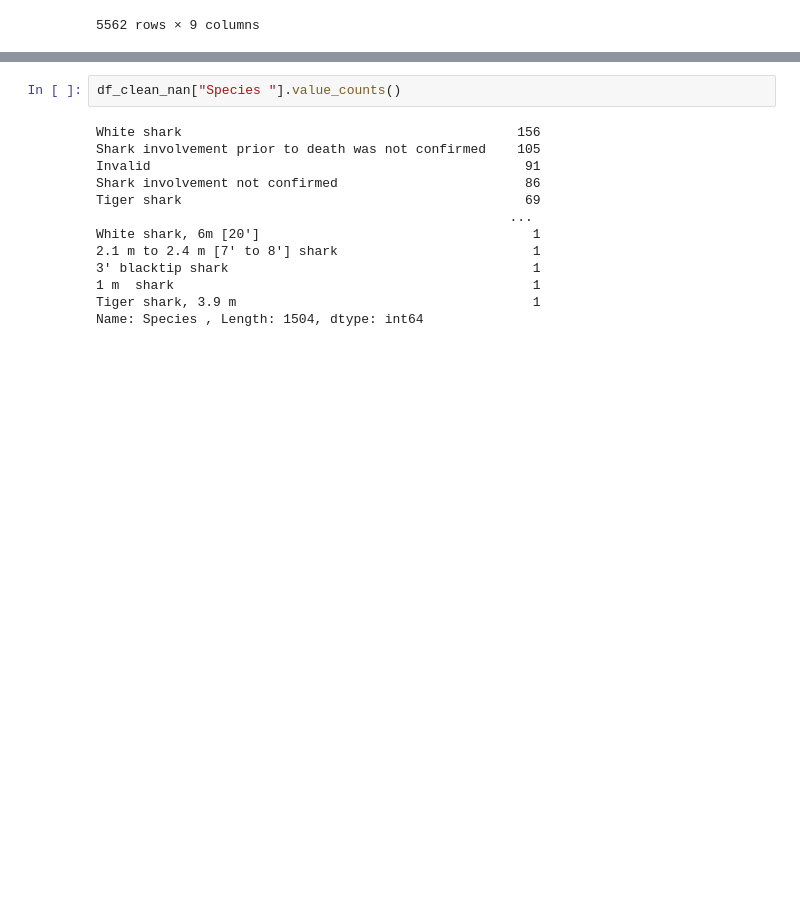
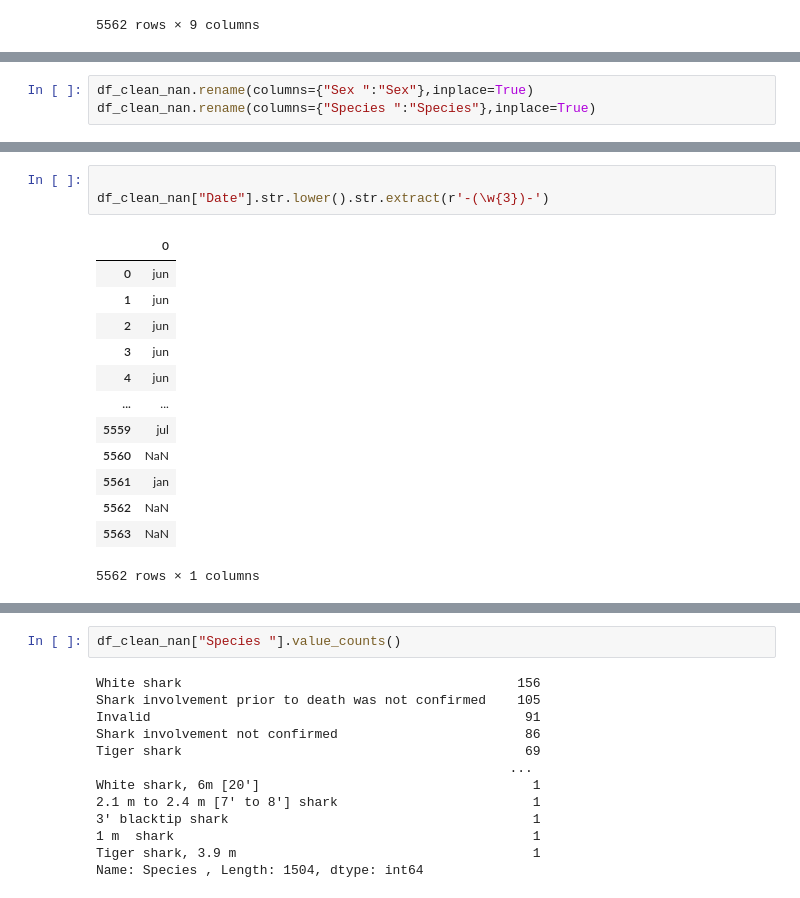
Before and after one commit to Hugocodesdude/Project_1, a Jupyter notebook: Project_1_Cleaning.ipynb, the cells around one changed output, grey strips where cells are left out. Saved outputs shown, nothing was run; the diff lists cells and outputs as text; blank space fills up the shorter version.

```diff
--- a/Project_1_Cleaning.ipynb
+++ b/Project_1_Cleaning.ipynb
@@ -265,0 +325,3 @@ df_clean_nan
+# %%
+df_clean_nan.rename(columns={"Sex ":"Sex"},inplace=True)
+df_clean_nan.rename(columns={"Species ":"Species"},inplace=True)
@@ -265,0 +410,17 @@ df_clean_nan
+# %%
+
+df_clean_nan["Date"].str.lower().str.extract(r'-(\w{3})-')
+# %% [output]
+|  | 0 |
+| 0 | jun |
+| 1 | jun |
+| 2 | jun |
+| 3 | jun |
+| 4 | jun |
+| ... | ... |
+| 5559 | jul |
+| 5560 | NaN |
+| 5561 | jan |
+| 5562 | NaN |
+| 5563 | NaN |
+5562 rows × 1 columns
```
Also changed, not shown: parts of 18 cells of this notebook, 1 other file.
